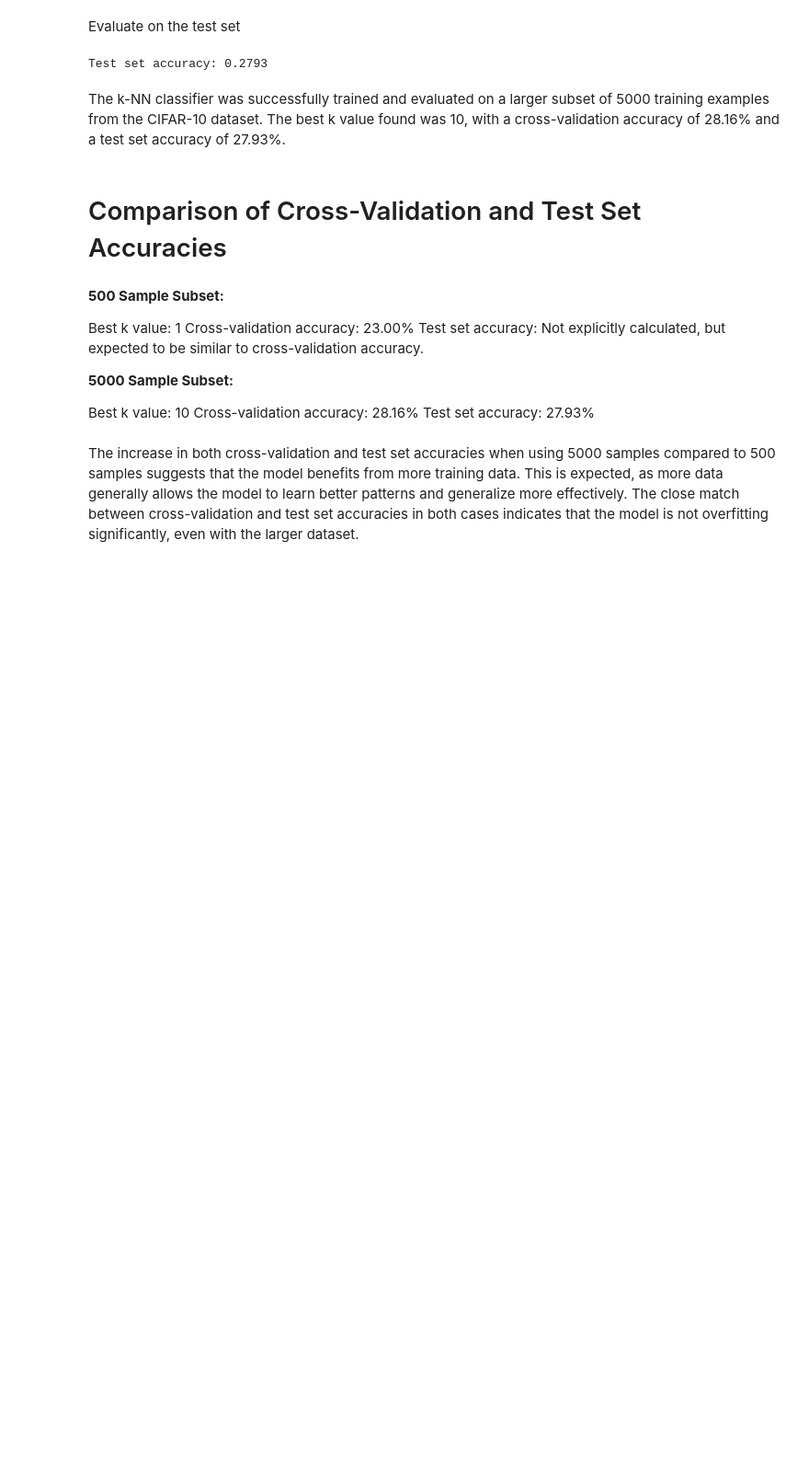
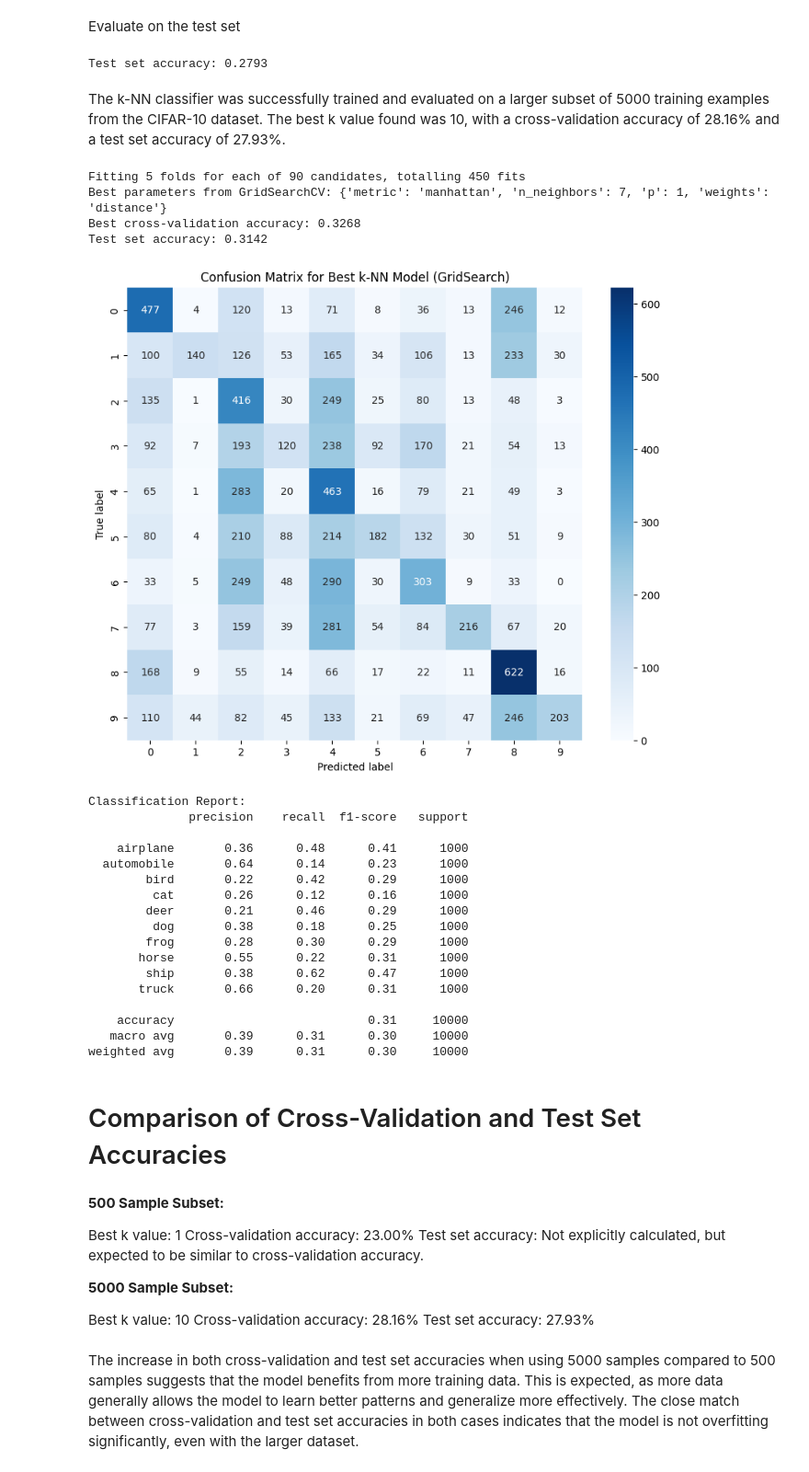
Before and after one commit to Computer-Vision-Group-F/Assignment1, a Jupyter notebook: knn.ipynb, the cells around one changed output. Shown at 92% size. Saved outputs shown, nothing was run; the diff lists cells and outputs as text; code cells hidden in the pictures; blank space fills up the shorter version.

```diff
--- a/knn.ipynb
+++ b/knn.ipynb
@@ -360,4 +360,4 @@ Best accuracy: 0.2300
 # %% [markdown]
 # Rerun on 5000 Classifiers
 # %%
-X_train_full, y_train_full, X_test_full, y_test_full = load_CIFAR10(cifar10_dir)
+X_train_full, y_train_full, X_test_full, y_test_full = data_utils.load_CIFAR10(cifar10_dir)
@@ -437,6 +435,81 @@ print(f"Test set accuracy: {test_accuracy:.4f}")
 Test set accuracy: 0.2793
 # %% [markdown]
 The k-NN classifier was successfully trained and evaluated on a larger subset of 5000 training examples from the CIFAR-10 dataset. The best k value found was 10, with a cross-validation accuracy of 28.16% and a test set accuracy of 27.93%.
+# %%
+import numpy as np
+import matplotlib.pyplot as plt
+import data_utils
+import download
+from sklearn.model_selection import GridSearchCV
+from sklearn.neighbors import KNeighborsClassifier
+from sklearn.metrics import accuracy_score, classification_report, confusion_matrix
+import seaborn as sns
+
+# Set up k-NN and GridSearchCV
+knn = KNeighborsClassifier()
+
+# Set up the parameter grid for GridSearchCV
+param_grid = {
+    'n_neighbors': [3, 5, 7, 9, 11],
+    'metric': ['euclidean', 'manhattan', 'minkowski'],
+    'weights': ['uniform', 'distance'],
+    'p': [1, 2, 3]  # For Minkowski distance, where p=1 is Manhattan, p=2 is Euclidean
+}
+
+# Initialize GridSearchCV
+grid_search = GridSearchCV(knn, param_grid, cv=5, verbose=1, n_jobs=-1)
+
+# Fit the model using GridSearchCV
+grid_search.fit(X_train_full, y_train_full)
+
+# Get the best parameters and the best score
+print(f"Best parameters from GridSearchCV: {grid_search.best_params_}")
+print(f"Best cross-validation accuracy: {grid_search.best_score_:.4f}")
+
+# Evaluate the best model on the test set
+best_knn = grid_search.best_estimator_
+y_pred = best_knn.predict(X_test_full)
+
+# Calculate and display accuracy
+test_accuracy = accuracy_score(y_test_full, y_pred)
+print(f"Test set accuracy: {test_accuracy:.4f}")
+
+# Generate and display the confusion matrix
+cm = confusion_matrix(y_test_full, y_pred)
+plt.figure(figsize=(10, 8))
+sns.heatmap(cm, annot=True, fmt='d', cmap='Blues')
+plt.title('Confusion Matrix for Best k-NN Model (GridSearch)')
+plt.ylabel('True label')
+plt.xlabel('Predicted label')
+plt.show()
+
+# Display classification report
+class_names = ['airplane', 'automobile', 'bird', 'cat', 'deer', 'dog', 'frog', 'horse', 'ship', 'truck']
+print("Classification Report:")
+print(classification_report(y_test_full, y_pred, target_names=class_names))
+# %% [output]
+Fitting 5 folds for each of 90 candidates, totalling 450 fits
+Best parameters from GridSearchCV: {'metric': 'manhattan', 'n_neighbors': 7, 'p': 1, 'weights': 'distance'}
+Best cross-validation accuracy: 0.3268
+Test set accuracy: 0.3142
+[figure, added]
+Classification Report:
+              precision    recall  f1-score   support
+
+    airplane       0.36      0.48      0.41      1000
+  automobile       0.64      0.14      0.23      1000
+        bird       0.22      0.42      0.29      1000
+         cat       0.26      0.12      0.16      1000
+        deer       0.21      0.46      0.29      1000
+         dog       0.38      0.18      0.25      1000
+        frog       0.28      0.30      0.29      1000
+       horse       0.55      0.22      0.31      1000
+        ship       0.38      0.62      0.47      1000
+       truck       0.66      0.20      0.31      1000
+
+    accuracy                           0.31     10000
+   macro avg       0.39      0.31      0.30     10000
+weighted avg       0.39      0.31      0.30     10000
 # %% [markdown]
 # Comparison of Cross-Validation and Test Set Accuracies
 # %% [markdown]
```
Also changed, not shown: parts of 2 cells of this notebook.
